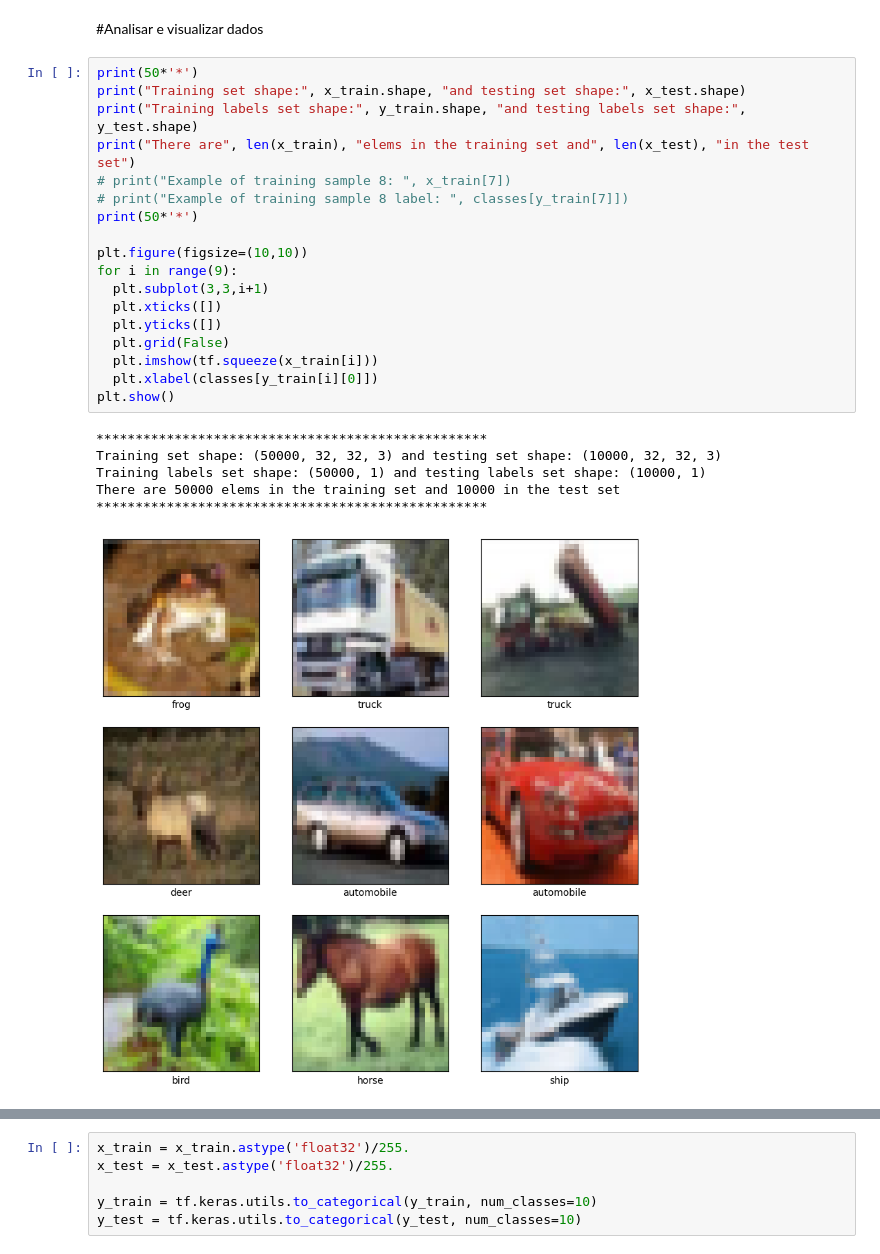
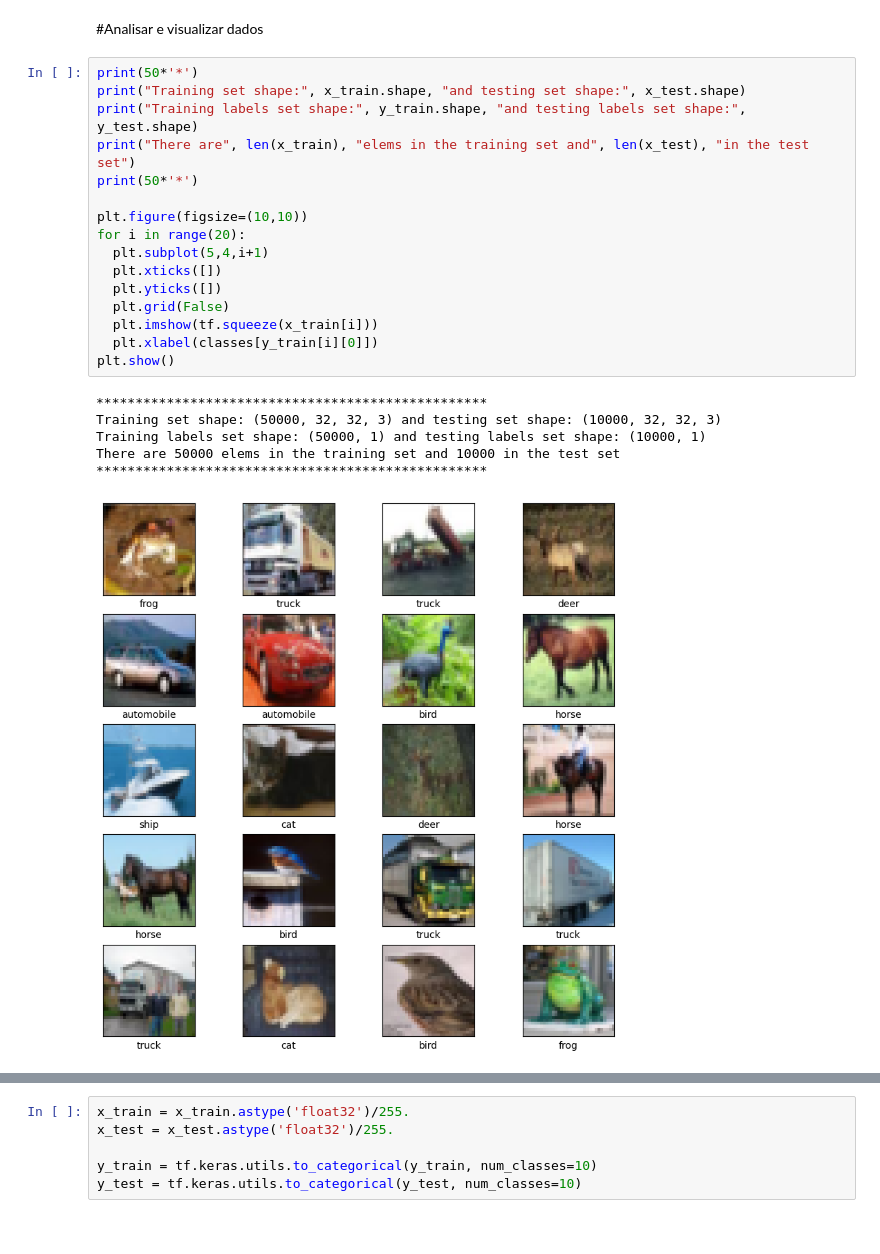
Before and after one commit to Pedro-Veiga0/Projeto-CSC-, a Jupyter notebook: CIFAR10/CIFAR10_Benchmark.ipynb, the cells around one changed output, grey strips where cells are left out. Drawn from its saved outputs; the diff is of its cells as text.

```diff
--- a/CIFAR10/CIFAR10_Benchmark.ipynb
+++ b/CIFAR10/CIFAR10_Benchmark.ipynb
@@ -43,25 +30,23 @@ print(type(x_train))
 # %%
 print(50*'*')
 print("Training set shape:", x_train.shape, "and testing set shape:", x_test.shape)
 print("Training labels set shape:", y_train.shape, "and testing labels set shape:", y_test.shape)
 print("There are", len(x_train), "elems in the training set and", len(x_test), "in the test set")
-# print("Example of training sample 8: ", x_train[7])
-# print("Example of training sample 8 label: ", classes[y_train[7]])
 print(50*'*')
 
 plt.figure(figsize=(10,10))
-for i in range(9):
-  plt.subplot(3,3,i+1)
+for i in range(20):
+  plt.subplot(5,4,i+1)
   plt.xticks([])
   plt.yticks([])
   plt.grid(False)
   plt.imshow(tf.squeeze(x_train[i]))
   plt.xlabel(classes[y_train[i][0]])
 plt.show()
 # %% [output]
 **************************************************
 Training set shape: (50000, 32, 32, 3) and testing set shape: (10000, 32, 32, 3)
 Training labels set shape: (50000, 1) and testing labels set shape: (10000, 1)
 There are 50000 elems in the training set and 10000 in the test set
 **************************************************
-[figure, old version]
+[figure, new version]
```
Also changed, not shown: parts of 21 cells of this notebook.
